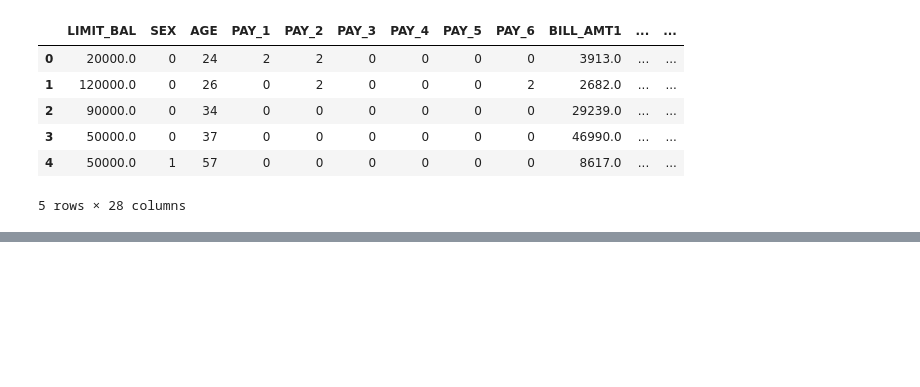
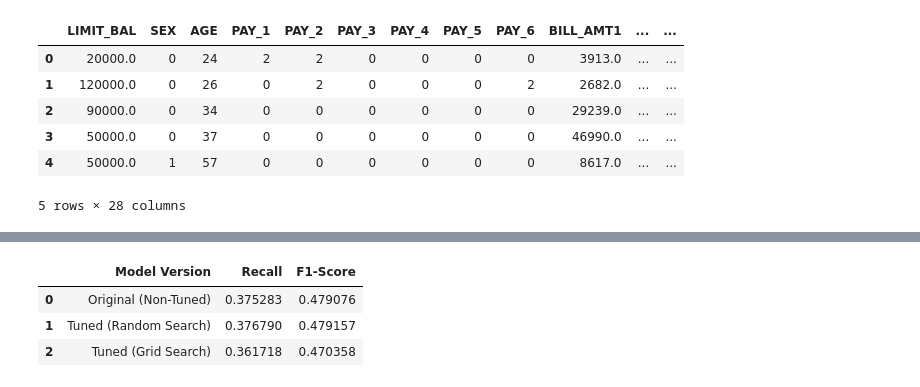
Before and after one commit to IIxoskeletonII/Data-Science-in-Action-Homework, a Jupyter notebook: Homework2/Homework2_Credit_Card_Default.ipynb, the cells around one changed output, grey strips where cells are left out. Cells and saved outputs as stored; diff of their text form; code cells hidden in the pictures; blank space fills up the shorter version.

```diff
--- a/Homework2/Homework2_Credit_Card_Default.ipynb
+++ b/Homework2/Homework2_Credit_Card_Default.ipynb
@@ -291,0 +496,82 @@ First 5 rows of Scaled Training Data (checking that values are small/normalized)
+# %%
+# --- Step 2.4: Fine-tuning with Two Strategies ---
+
+from sklearn.model_selection import GridSearchCV, RandomizedSearchCV
+from sklearn.ensemble import RandomForestClassifier
+from sklearn.metrics import recall_score, make_scorer
+
+#we define 'Recall' as our scoring metric because catching defaulters is our priority.
+#if we optimized for 'Accuracy', the model might just predict 'No Default' again.
+scorer = make_scorer(recall_score)
+
+#1. Strategy 1: Randomized Search (Broad & Fast)
+#we search a wide range of parameters to find a good starting point.
+random_grid = {
+    'n_estimators': [100, 200, 300],
+    'max_depth': [10, 20, 30, None],
+    'min_samples_split': [2, 5, 10],
+    'min_samples_leaf': [1, 2, 4]
+}
+
+print("Running Strategy 1: Randomized Search (this may take a minute)...")
+rf_random = RandomizedSearchCV(estimator=RandomForestClassifier(random_state=42),
+                               param_distributions=random_grid,
+                               n_iter=10, #test 10 random combinations
+                               cv=3,      #3-Fold Cross-Validation
+                               scoring=scorer,
+                               random_state=42,
+                               n_jobs=-1) #use all processors
+
+rf_random.fit(X_train_scaled, y_train)
+
+
+#2. Strategy 2: Grid Search (Focused & Precise)
+#based on general knowledge of Random Forests, we test a specific focused grid.
+#(Usually you would base this on the Random Search results, but for this homework we define a tight grid).
+param_grid = {
+    'n_estimators': [100, 200],
+    'max_depth': [10, 20],
+    'min_samples_leaf': [1, 2]
+}
+
+print("Running Strategy 2: Grid Search (this may take a minute)...")
+grid_search = GridSearchCV(estimator=RandomForestClassifier(random_state=42),
+                           param_grid=param_grid,
+                           cv=3,
+                           scoring=scorer,
+                           n_jobs=-1)
+
+grid_search.fit(X_train_scaled, y_train)
+
+
+#3. Compare Results
+best_random_model = rf_random.best_estimator_
+best_grid_model = grid_search.best_estimator_
+
+#generate predictions for both tuned models
+y_pred_random = best_random_model.predict(X_test_scaled)
+y_pred_grid = best_grid_model.predict(X_test_scaled)
+
+#collect metrics
+comparison_data = {
+    "Model Version": ["Original (Non-Tuned)", "Tuned (Random Search)", "Tuned (Grid Search)"],
+    "Recall": [
+        recall_score(y_test, models["Random Forest"].predict(X_test_scaled)), #from previous step
+        recall_score(y_test, y_pred_random),
+        recall_score(y_test, y_pred_grid)
+    ],
+    "F1-Score": [
+        f1_score(y_test, models["Random Forest"].predict(X_test_scaled)),
+        f1_score(y_test, y_pred_random),
+        f1_score(y_test, y_pred_grid)
+    ]
+}
+
+comparison_df = pd.DataFrame(comparison_data)
+
+print("\n--- Tuning Results Comparison ---")
+display(comparison_df)
+
+print("\nBest Parameters (Random Search):", rf_random.best_params_)
+print("Best Parameters (Grid Search):", grid_search.best_params_)
+# %% [output]
@@ -291,0 +582,4 @@ First 5 rows of Scaled Training Data (checking that values are small/normalized)
+|  | Model Version | Recall | F1-Score |
+| 0 | Original (Non-Tuned) | 0.375283 | 0.479076 |
+| 1 | Tuned (Random Search) | 0.376790 | 0.479157 |
+| 2 | Tuned (Grid Search) | 0.361718 | 0.470358 |
```
Also changed, not shown: parts of 6 cells of this notebook.
